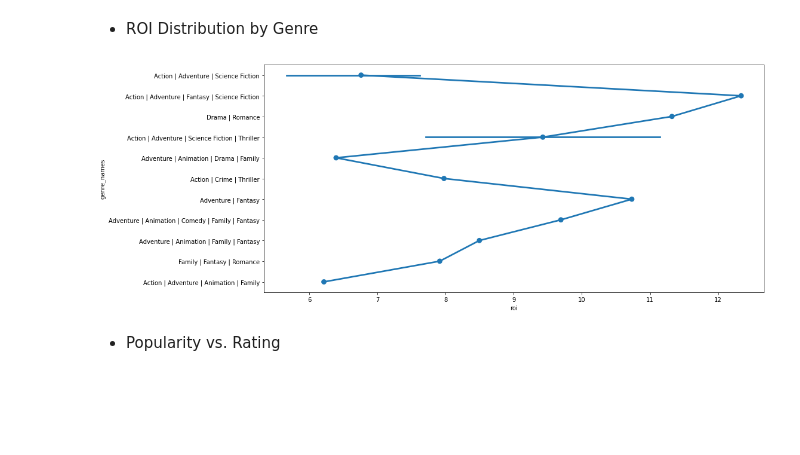
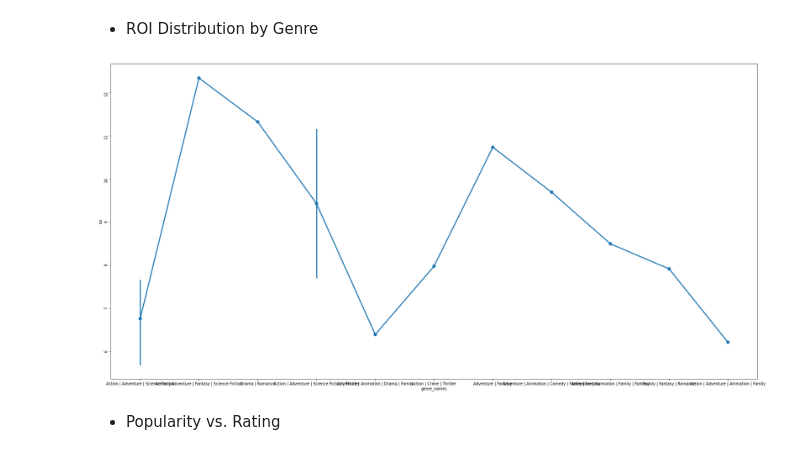
Before and after one commit to kgyauAmtch/Amtch_Personal_Projects, a Jupyter notebook: Project1/notebooks/data_cleaning.ipynb, the cells around one changed output. Cells and saved outputs as stored; diff of their text form; code cells hidden in the pictures; blank space fills up the shorter version.

Commit message:
finalized the data_cleaning notebook

```diff
--- a/Project1/notebooks/data_cleaning.ipynb
+++ b/Project1/notebooks/data_cleaning.ipynb
@@ -859,10 +845,10 @@ mean_revenue_comparison
 | 0 | Standalone | 1765.140000 |
 | 1 | Franchise | 1682.643125 |
 # %%
-df['roi'] =  df['revenue_musd'] / df['budget_musd']
-# df['roi']
+reordered_df['roi'] =  reordered_df['revenue_musd'] / reordered_df['budget_musd']
+# reordered_df['roi']
 # Group by franchise status and calculate mean revenue
-median_roi_comparison = df.groupby('is_franchise')['roi'].median().reset_index()
+median_roi_comparison = reordered_df.groupby('is_franchise')['roi'].median().reset_index()
 
 # Rename columns for clarity
 median_roi_comparison.columns = ['Is_Franchise', 'median_roi']
@@ -884,10 +875,10 @@ mean budget raised
 Mean Popularity
 # %%
 # Create a new column to identify franchise vs standalone
-df['is_franchise'] = df['collection_name'].notna()
+reordered_df['is_franchise'] = reordered_df['collection_name'].notna()
 
 # Group by franchise status and calculate mean revenue
-mean_popularity_comparison = df.groupby('is_franchise')['popularity'].mean().reset_index()
+mean_popularity_comparison = reordered_df.groupby('is_franchise')['popularity'].mean().reset_index()
 
 # Rename columns for clarity
 mean_popularity_comparison.columns = ['Is_Franchise', 'Mean_popularity']
@@ -907,10 +903,10 @@ mean_popularity_comparison
 Mean rating
 # %%
 # Create a new column to identify franchise vs standalone
-df['is_franchise'] = df['collection_name'].notna()
+reordered_df['is_franchise'] = reordered_df['collection_name'].notna()
 
 # Group by franchise status and calculate mean revenue
-mean_popularity_comparison = df.groupby('is_franchise')['popularity'].mean().reset_index()
+mean_popularity_comparison = reordered_df.groupby('is_franchise')['popularity'].mean().reset_index()
 
 # Rename columns for clarity
 mean_popularity_comparison.columns = ['Is_Franchise', 'Mean_popularity']
@@ -931,10 +932,10 @@ mean_popularity_comparison
 -   mean rating
 # %%
 # Create a new column to identify franchise vs standalone
-df['is_franchise'] = df['collection_name'].notna()
+reordered_df['is_franchise'] = reordered_df['collection_name'].notna()
 
 # Group by franchise status and calculate mean revenue
-mean_rating_comparison = df.groupby('is_franchise')['vote_average'].mean().reset_index()
+mean_rating_comparison = reordered_df.groupby('is_franchise')['vote_average'].mean().reset_index()
 
 # Rename columns for clarity
 mean_rating_comparison.columns = ['Is_Franchise', 'Mean_vote_average']
@@ -1182,25 +1192,14 @@ plt.show()
 [figure]
 # %% [markdown]
 - ROI Distribution by Genre
-# %%
-# Relationship between rating and cost of the order
-plt.figure(figsize=(15, 7))
-sns.pointplot(x = 'genre_names', y = 'roi', data = df)
-plt.show()
-
-
-# Scatter plot of Rating vs Popularity
-# plt.figure(figsize=(10, 6))
-# sns.lineplot(data=df, x='budget_musd', y='revenue_musd')
-
-# # Adding title and labels
-# plt.title('Revenue vs. Budget Trends', fontsize=16)
-# plt.xlabel('Budget', fontsize=12)
-# plt.ylabel('Revenue', fontsize=12)
-
-# plt.show(
-# %% [output]
-[figure, removed]
+# %%
+# df['franchise'] = df['franchise'].astype(str)
+plt.figure(figsize=(30, 15))
+sns.pointplot(x = 'genre_names', y = 'roi', data = reordered_df)
+plt.yticks(rotation=90)
+plt.show()
+# %% [output]
+[figure, added]
 # %% [markdown]
 - Popularity vs. Rating
 # %%
```
Also changed, not shown: parts of 36 cells of this notebook, 1 other file.
